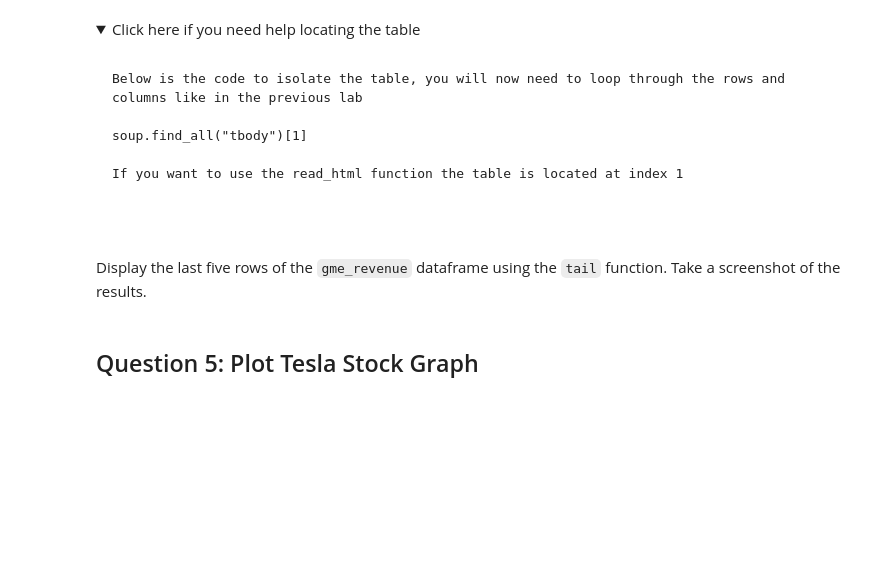
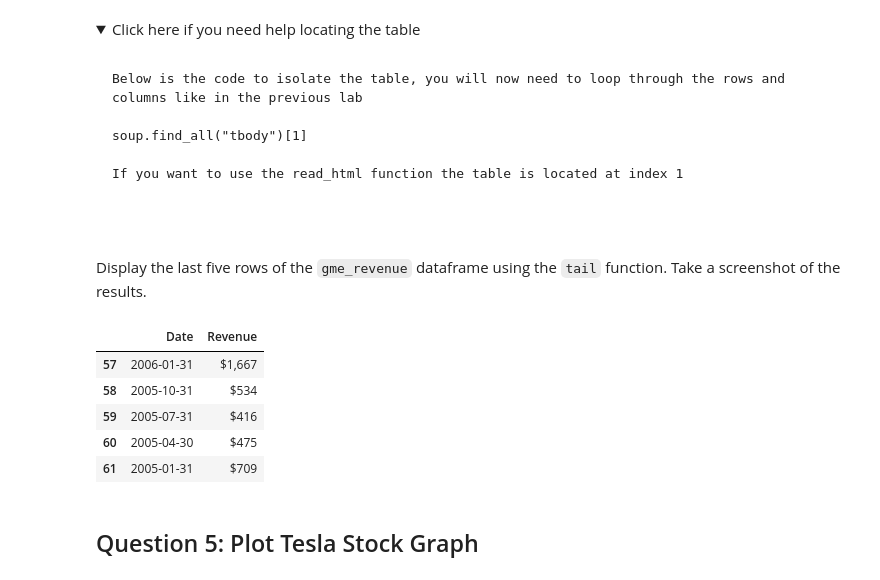
Before and after one commit to wilsonchoi90/extracting-stock-data, a Jupyter notebook: final-assignment.ipynb, the cells around one changed output. Cells and saved outputs as stored; diff of their text form; code cells hidden in the pictures; folded sections open; blank space fills up the shorter version.

````diff
--- a/final-assignment.ipynb
+++ b/final-assignment.ipynb
@@ -235,9 +235,11 @@ gme_data.head()
 Use the `requests` library to download the webpage https://cf-courses-data.s3.us.cloud-object-storage.appdomain.cloud/IBMDeveloperSkillsNetwork-PY0220EN-SkillsNetwork/labs/project/stock.html. Save the text of the response as a variable named `html_data_2`.
 # %%
 url2 = "https://cf-courses-data.s3.us.cloud-object-storage.appdomain.cloud/IBMDeveloperSkillsNetwork-PY0220EN-SkillsNetwork/labs/project/stock.html"
-data2 = requests.get(url).text
+html_data_2 = requests.get(url2).text
 # %% [markdown]
 Parse the html data using `beautiful_soup` using parser i.e `html5lib` or `html.parser`.
+# %%
+soup2 = BeautifulSoup(html_data_2, 'html.parser')
 # %% [markdown]
 Using `BeautifulSoup` or the `read_html` function extract the table with `GameStop Quarterly Revenue` and store it into a dataframe named `gme_revenue`. The dataframe should have columns `Date` and `Revenue`. Make sure the comma and dollar sign is removed from the `Revenue` column.
 # %% [markdown]
@@ -257,8 +259,35 @@ If you want to use the read_html function the table is located at index 1
 ```
 
 </details>
+# %%
+table = None
+for t in soup2.find_all("table"):
+    if "GameStop Quarterly Revenue" in t.text:
+        table = t
+        break
+
+gme_revenue = pd.DataFrame(columns=["Date", "Revenue"])
+
+for row in table.find_all("tr"):
+    cols = row.find_all("td")
+    if len(cols) == 2:
+        date = cols[0].text.strip()
+        revenue = cols[1].text.strip()
+        gme_revenue = pd.concat(
+            [gme_revenue, pd.DataFrame({"Date": [date], "Revenue": [revenue]})],
+            ignore_index=True
+        )
 # %% [markdown]
 Display the last five rows of the `gme_revenue` dataframe using the `tail` function. Take a screenshot of the results.
+# %%
+gme_revenue.tail()
+# %% [output]
+|  | Date | Revenue |
+| 57 | 2006-01-31 | $1,667 |
+| 58 | 2005-10-31 | $534 |
+| 59 | 2005-07-31 | $416 |
+| 60 | 2005-04-30 | $475 |
+| 61 | 2005-01-31 | $709 |
 # %% [markdown]
 ## Question 5: Plot Tesla Stock Graph
 # %% [markdown]
````
